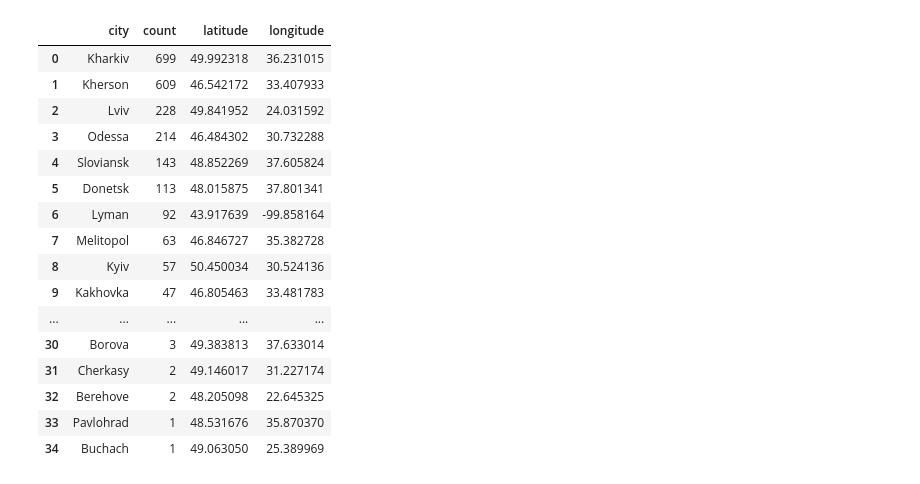
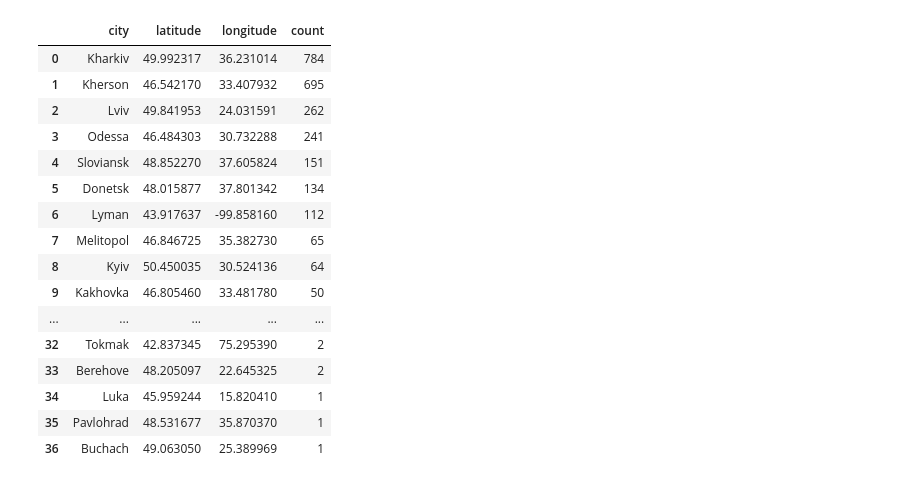
Before and after one commit to Tek0ver/school-project-01, a Jupyter notebook: deployment/streamlit/streamlit/city.ipynb, the cells around one changed output. Cells and saved outputs as stored; diff of their text form; code cells hidden in the pictures.

```diff
--- a/deployment/streamlit/streamlit/city.ipynb
+++ b/deployment/streamlit/streamlit/city.ipynb
@@ -64,3 +52,3 @@ df_city
 # %%
-df_geocity = df_city.groupby(["city"]).count().sort_values("article_date", ascending=False).reset_index()
-df_geocity = df_geocity.rename(columns={"article_date": "count"})
+df_mapcity = df_city.groupby(["city", "latitude", "longitude"]).count().sort_values("article_date", ascending=False).reset_index()
+df_mapcity = df_mapcity.rename(columns={"article_date": "count"})
@@ -96,23 +55,25 @@ Borodyanka
-# %%
-df_geocity.dropna()
-# %% [output]
-|  | city | count | latitude | longitude |
-| 0 | Kharkiv | 699 | 49.992318 | 36.231015 |
-| 1 | Kherson | 609 | 46.542172 | 33.407933 |
-| 2 | Lviv | 228 | 49.841952 | 24.031592 |
-| 3 | Odessa | 214 | 46.484302 | 30.732288 |
-| 4 | Sloviansk | 143 | 48.852269 | 37.605824 |
-| 5 | Donetsk | 113 | 48.015875 | 37.801341 |
-| 6 | Lyman | 92 | 43.917639 | -99.858164 |
-| 7 | Melitopol | 63 | 46.846727 | 35.382728 |
-| 8 | Kyiv | 57 | 50.450034 | 30.524136 |
-| 9 | Kakhovka | 47 | 46.805463 | 33.481783 |
-| ... | ... | ... | ... | ... |
-| 30 | Borova | 3 | 49.383813 | 37.633014 |
-| 31 | Cherkasy | 2 | 49.146017 | 31.227174 |
-| 32 | Berehove | 2 | 48.205098 | 22.645325 |
-| 33 | Pavlohrad | 1 | 48.531676 | 35.870370 |
-| 34 | Buchach | 1 | 49.063050 | 25.389969 |
+# %%
+df_mapcity = df_mapcity.dropna()
+# %%
+df_mapcity
+# %% [output]
+|  | city | latitude | longitude | count |
+| 0 | Kharkiv | 49.992317 | 36.231014 | 784 |
+| 1 | Kherson | 46.542170 | 33.407932 | 695 |
+| 2 | Lviv | 49.841953 | 24.031591 | 262 |
+| 3 | Odessa | 46.484303 | 30.732288 | 241 |
+| 4 | Sloviansk | 48.852270 | 37.605824 | 151 |
+| 5 | Donetsk | 48.015877 | 37.801342 | 134 |
+| 6 | Lyman | 43.917637 | -99.858160 | 112 |
+| 7 | Melitopol | 46.846725 | 35.382730 | 65 |
+| 8 | Kyiv | 50.450035 | 30.524136 | 64 |
+| 9 | Kakhovka | 46.805460 | 33.481780 | 50 |
+| ... | ... | ... | ... | ... |
+| 32 | Tokmak | 42.837345 | 75.295390 | 2 |
+| 33 | Berehove | 48.205097 | 22.645325 | 2 |
+| 34 | Luka | 45.959244 | 15.820410 | 1 |
+| 35 | Pavlohrad | 48.531677 | 35.870370 | 1 |
+| 36 | Buchach | 49.063050 | 25.389969 | 1 |
 # %%
 import plotly.express as px
 
```
Also changed, not shown: parts of 10 cells of this notebook, 3 other files.
